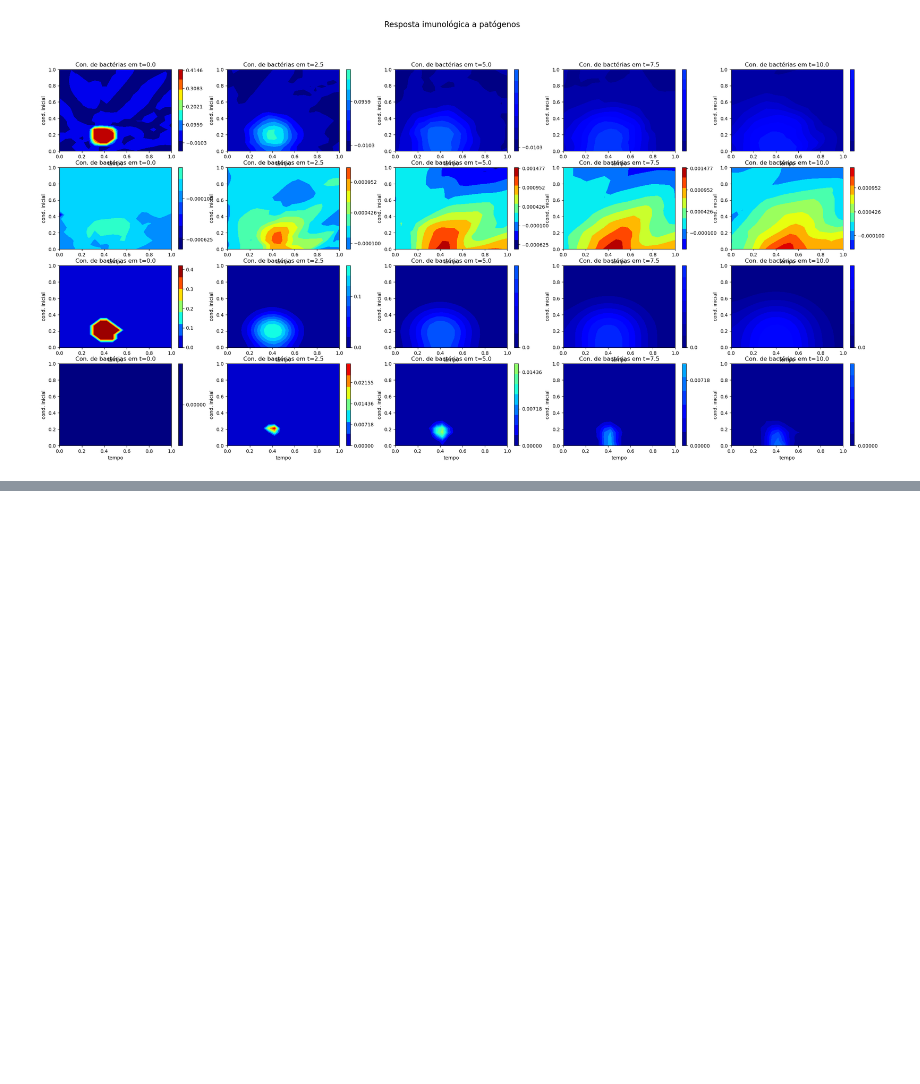
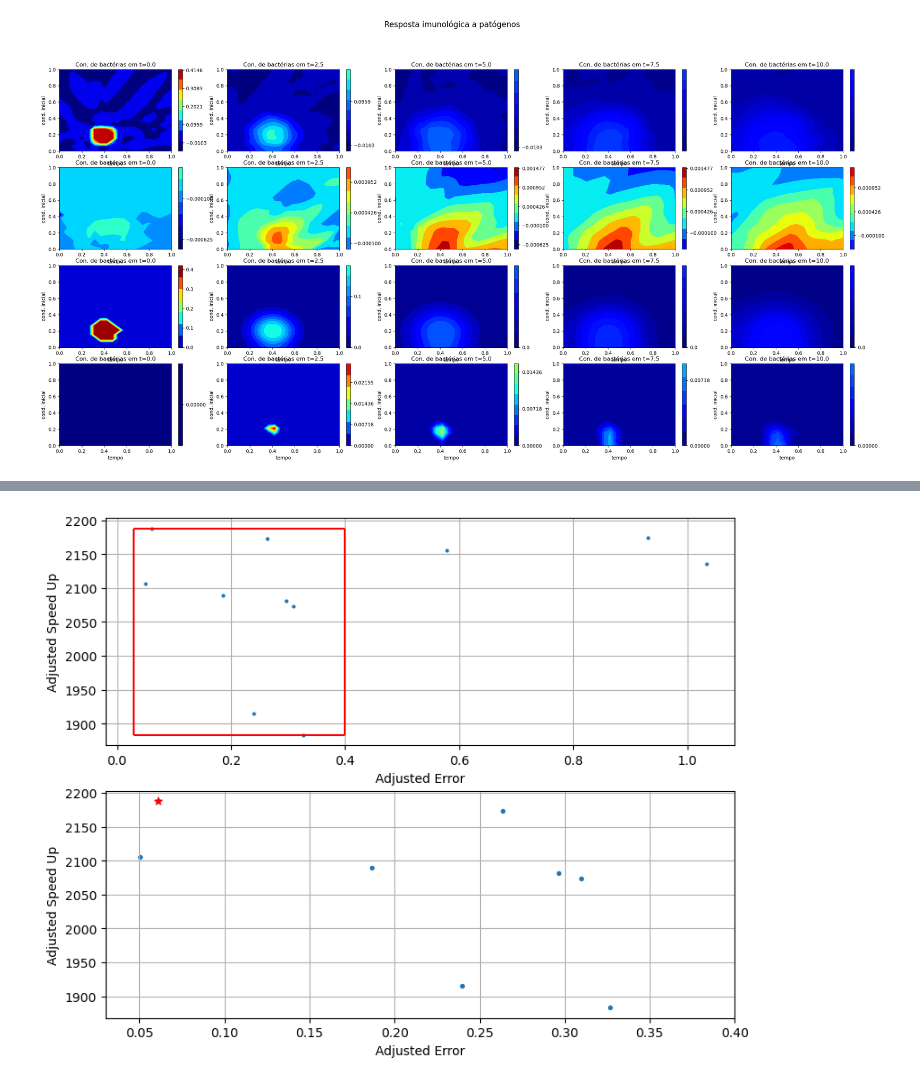
Before and after one commit to Esterci/2D_imune_edema_pinn, a Jupyter notebook: 2D/edp_t_x_y/result_analisys.ipynb, the cells around one changed output, grey strips where cells are left out. Cells and saved outputs as stored; diff of their text form; code cells hidden in the pictures; blank space fills up the shorter version.

```diff
--- a/2D/edp_t_x_y/result_analisys.ipynb
+++ b/2D/edp_t_x_y/result_analisys.ipynb
@@ -927,0 +966,6 @@ plt.show()
+# %%
+result_list = glob.glob("pinn_sim/*")
+
+result_type = list(map(lambda file: file.split("/")[-1].split("_")[0], result_list))
+
+print("numero de arquiteturas testadas: {}".format(len(result_list)))
@@ -927,0 +1023,7 @@ plt.show()
+# %%
+results_df = pd.DataFrame(
+    np.array((error_list, speed_list, n_layers_list, n_neurons_list)).T,
+    columns=["error", "speed", "n_layers", "n_neurons"],
+)
+
+results_df.head()
@@ -927,0 +1037,37 @@ plt.show()
+# %%
+x_lim = (0.03, 0.4)
+
+fig = plt.figure(figsize=[15 * 0.6, 12 * 0.6])
+
+# fig.suptitle("Curva de aprendizagem", fontsize=16)
+
+ax = fig.add_subplot(2, 1, 1)
+
+ax.scatter(results_df.error, results_df.speed, s=4)
+ax.hlines(max(results_df.speed), x_lim[0], x_lim[1], color="r")
+ax.hlines(min(results_df.speed), x_lim[0], x_lim[1], color="r")
+ax.vlines(x_lim[1], min(results_df.speed), max(results_df.speed), color="r")
+ax.vlines(x_lim[0], min(results_df.speed), max(results_df.speed), color="r")
+
+choice = np.intersect1d(
+    np.argwhere(np.array(results_df.speed) > 2150),
+    np.argwhere(np.array(results_df.error) < 0.1),
+)[0]
+
+ax.set_xlabel("Adjusted Error")
+ax.set_ylabel("Adjusted Speed Up")
+
+ax.grid()
+
+ax = fig.add_subplot(2, 1, 2)
+
+ax.scatter(results_df.error, results_df.speed, s=8)
+ax.scatter(results_df.error[choice], results_df.speed[choice], c="r", marker="*")
+ax.set_xlim(x_lim[0], x_lim[1])
+
+ax.set_xlabel("Adjusted Error")
+ax.set_ylabel("Adjusted Speed Up")
+
+ax.grid()
+# %% [output]
+[figure, added]
```
Also changed, not shown: parts of 15 cells of this notebook, 5 other files.
